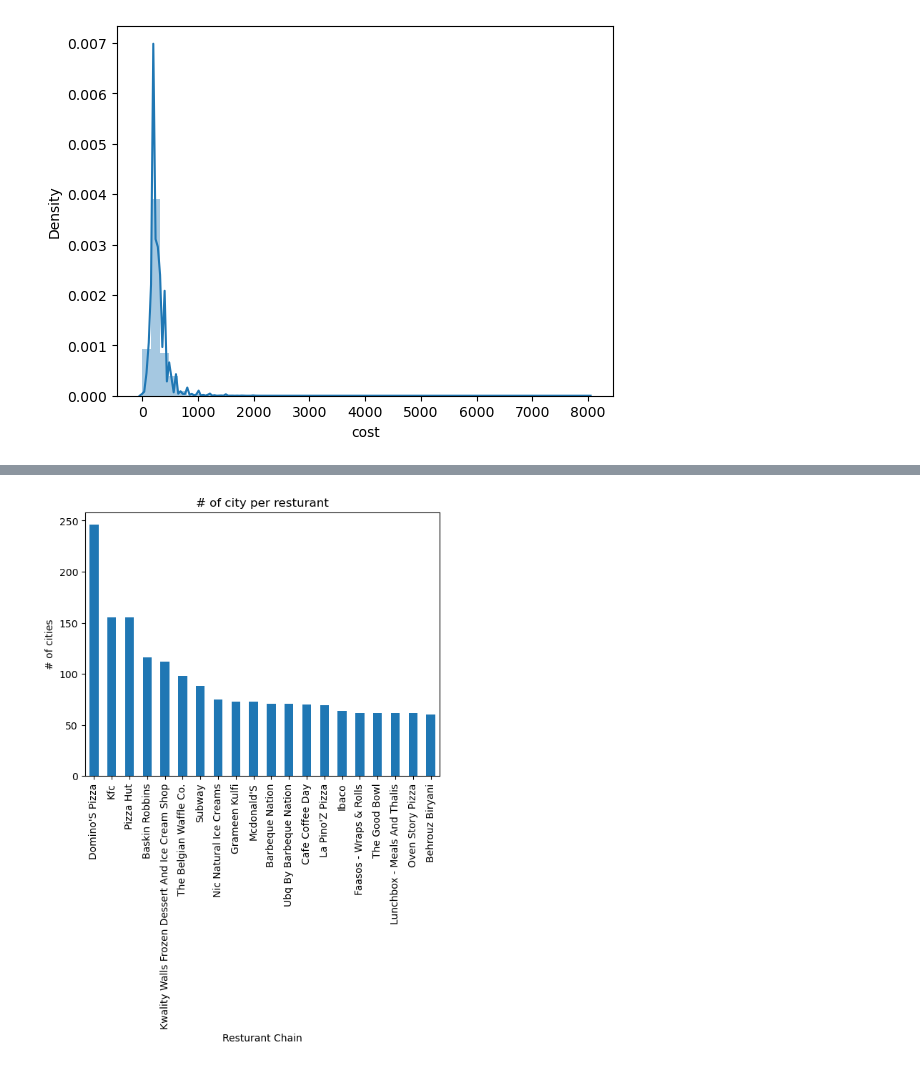
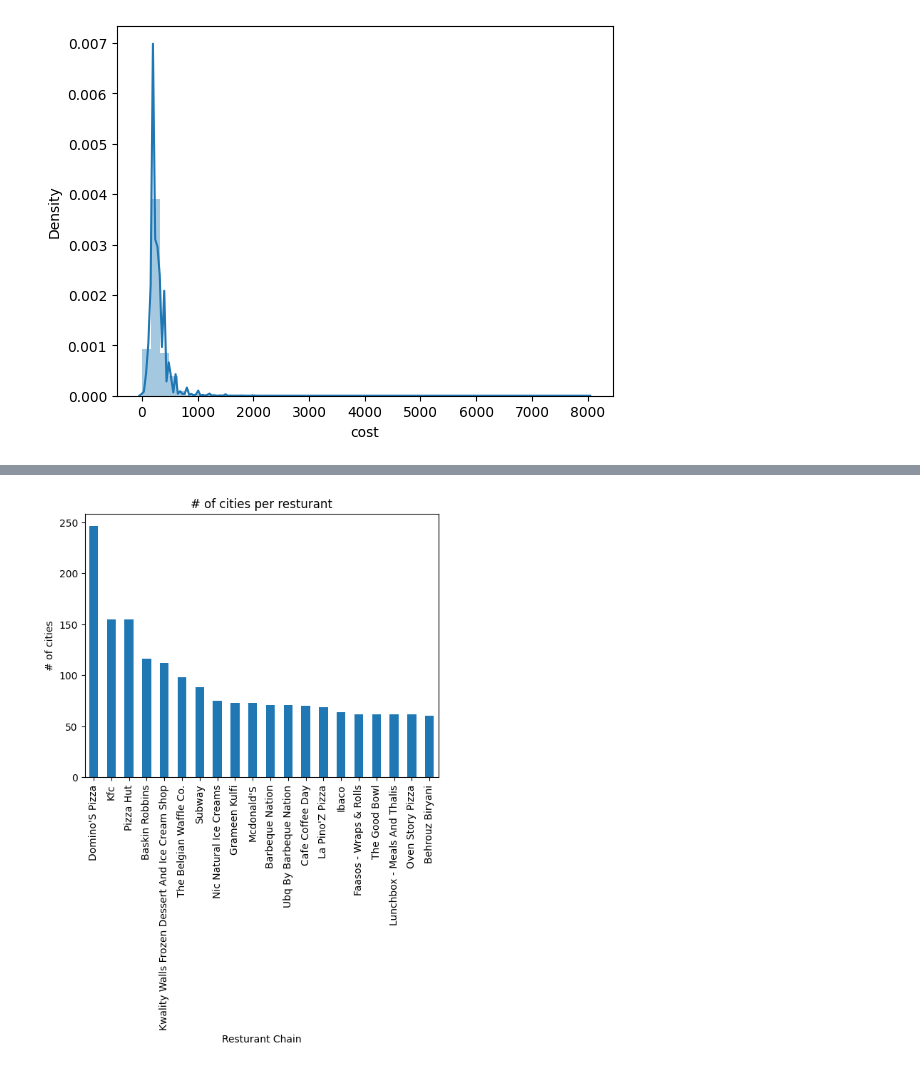
Before and after one commit to bhatabhay/Swiggy-Resturant-Data, a Jupyter notebook: EDA.ipynb, the cells around one changed output, grey strips where cells are left out. Drawn from its saved outputs; the diff is of its cells as text; code cells hidden in the pictures.

```diff
--- a/EDA.ipynb
+++ b/EDA.ipynb
@@ -615,9 +631,9 @@ plt.show()
 # %%
 rest_counts = df.groupby('name')['city_final'].nunique().sort_values(ascending=False)[:20]
 rest_counts.plot(kind='bar')
-plt.title('# of city per resturant')
+plt.title('# of cities per resturant')
 plt.xlabel('Resturant Chain')
 plt.ylabel('# of cities')
 plt.show()
 # %% [output]
-[figure, old version]
+[figure, new version]
```
Also changed, not shown: parts of 12 cells of this notebook.
